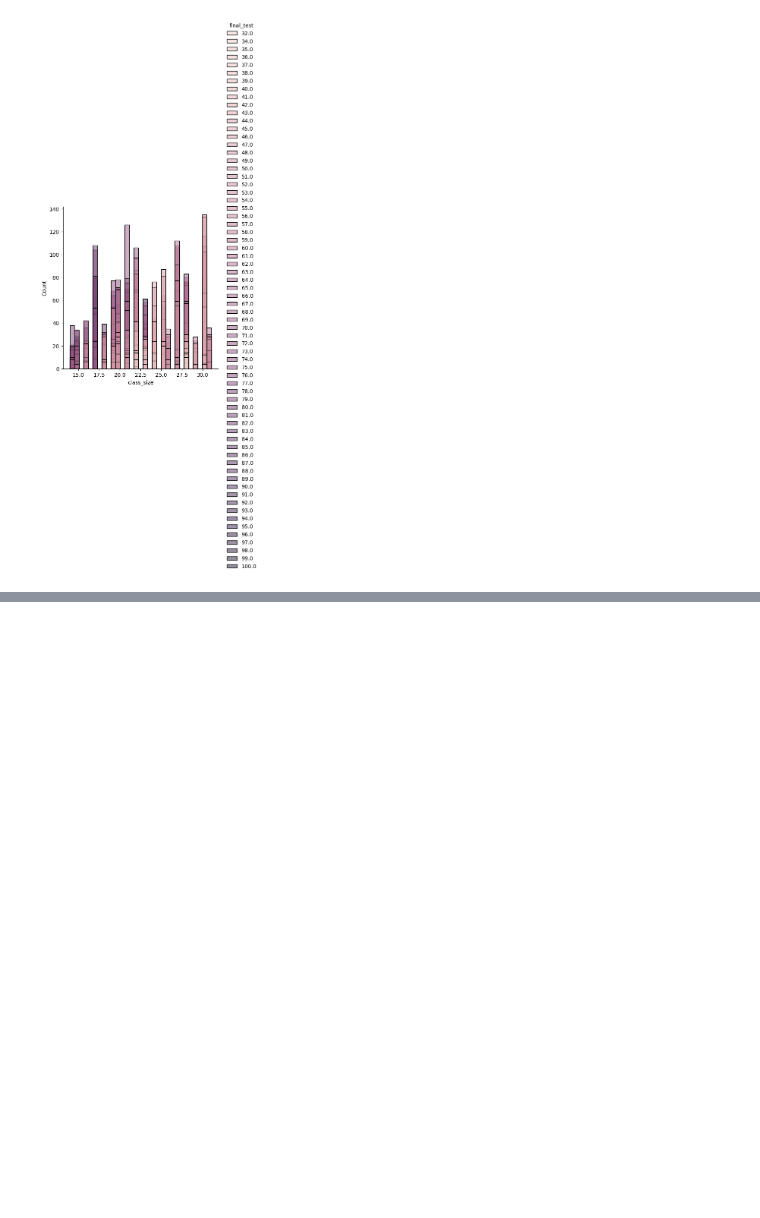
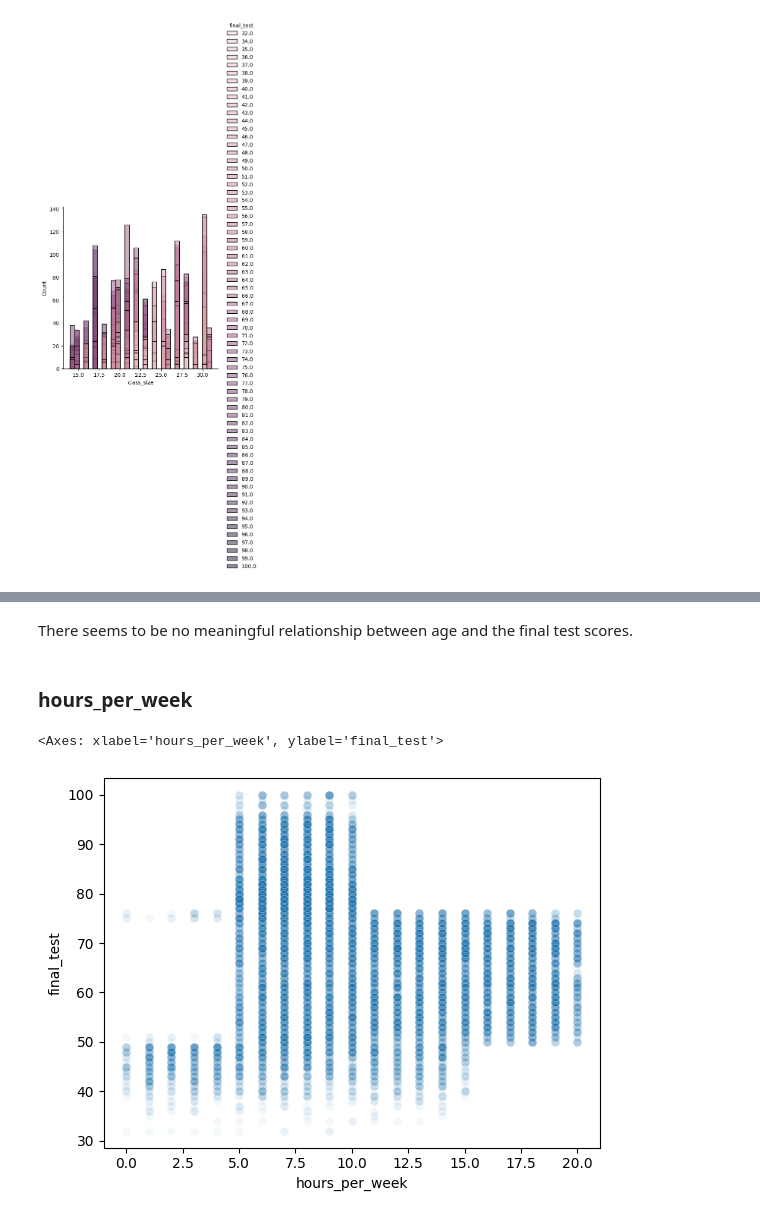
Before and after one commit to keiran0/AIAP-past-years-series, a Jupyter notebook: eda.ipynb, the cells around one changed output, grey strips where cells are left out. Saved outputs shown, nothing was run; the diff lists cells and outputs as text; code cells hidden in the pictures; blank space fills up the shorter version.

```diff
--- a/eda.ipynb
+++ b/eda.ipynb
@@ -353,0 +409,9 @@ sns.displot(df, x='class_size', hue='final_test')
+# %% [markdown]
+There seems to be no meaningful relationship between age and the final test scores.
+# %% [markdown]
+### hours_per_week
+# %%
+sns.scatterplot(df, x='hours_per_week', y='final_test', alpha=0.05)
+# %% [output]
+<Axes: xlabel='hours_per_week', ylabel='final_test'>
+[figure, added]
```
Also changed, not shown: parts of 62 cells of this notebook.
